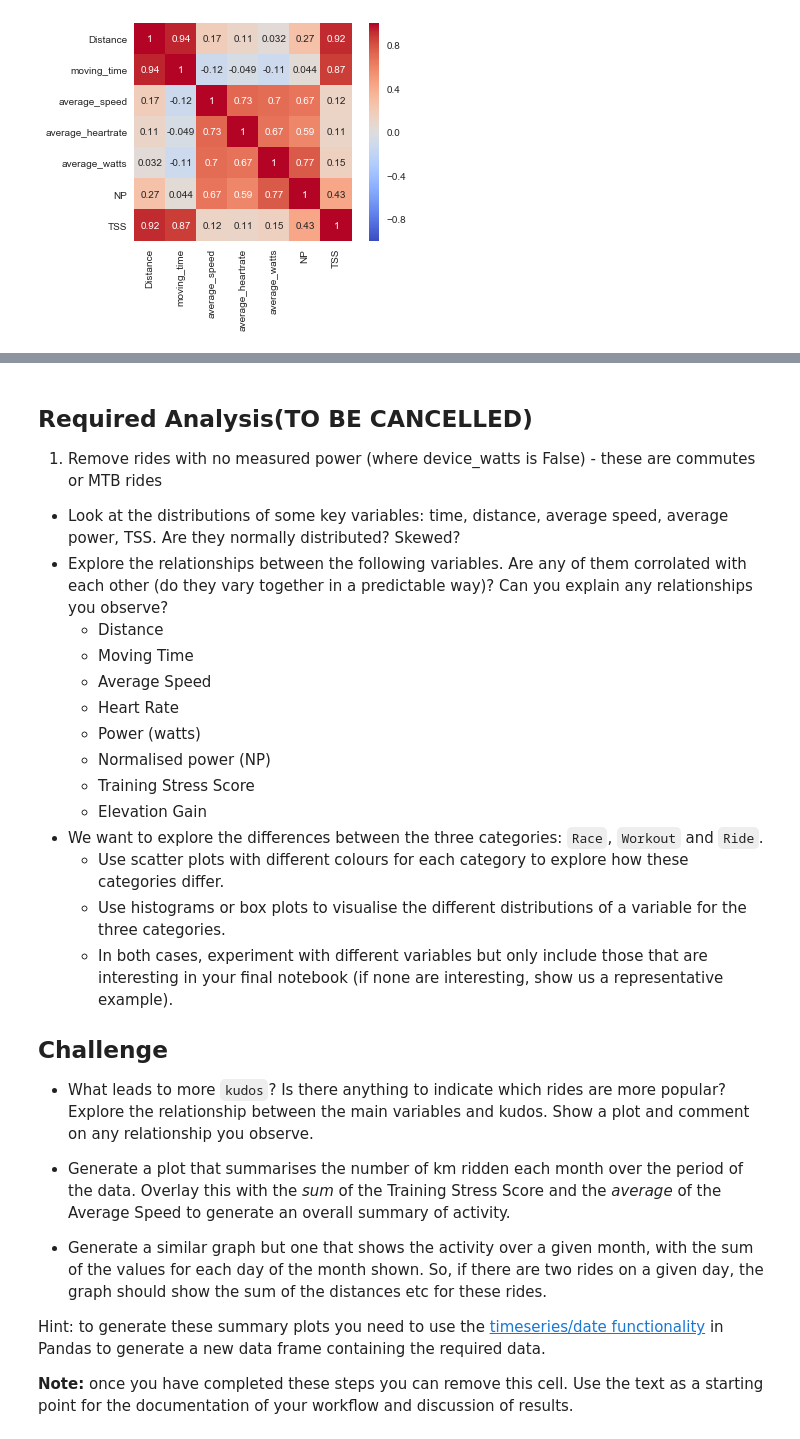
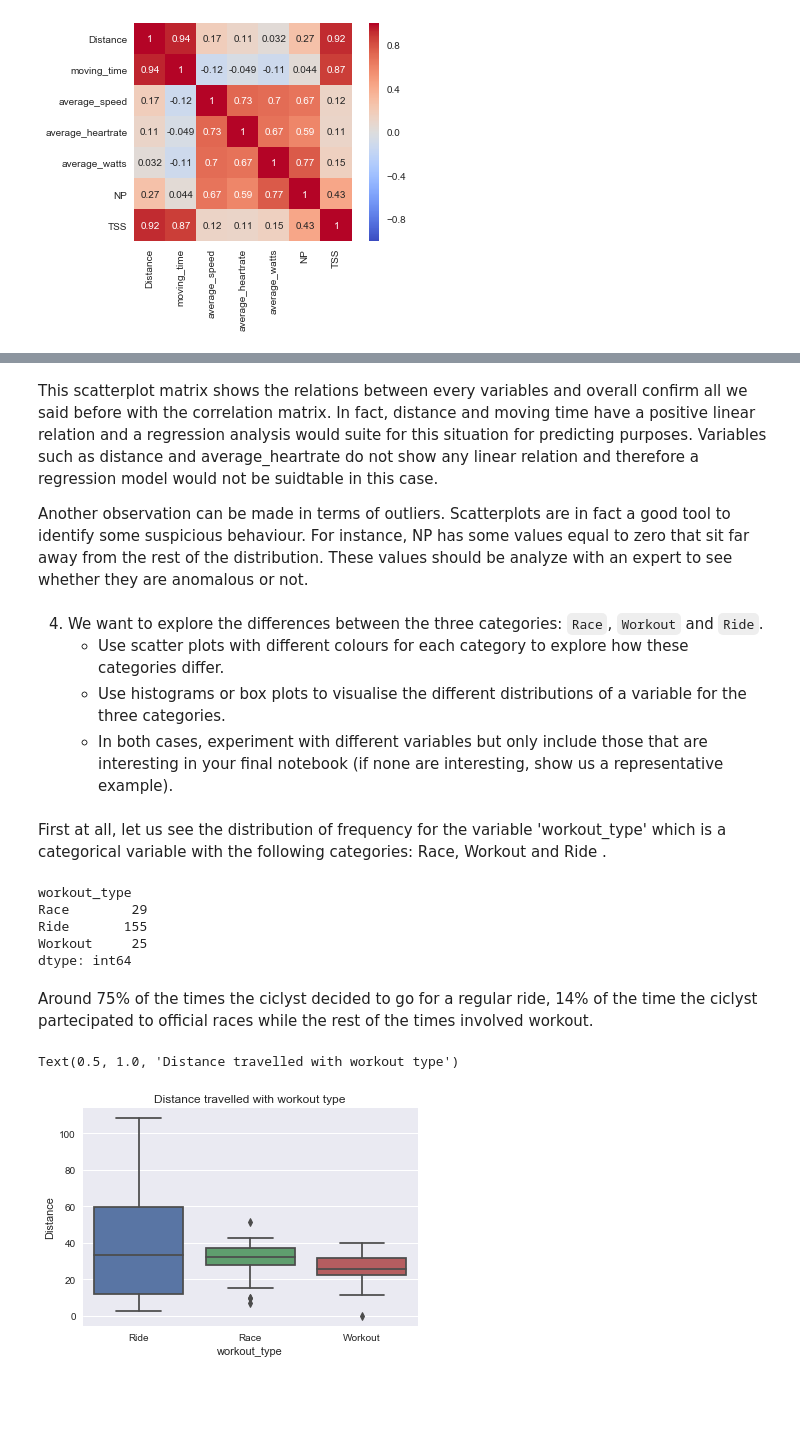
Before and after one commit to fracomp/datascience, a Jupyter notebook: Portfolio 1.ipynb, the cells around one changed output, grey strips where cells are left out. Cells and saved outputs as stored; diff of their text form; code cells hidden in the pictures; blank space fills up the shorter version.

```diff
--- a/Portfolio 1.ipynb
+++ b/Portfolio 1.ipynb
@@ -202,31 +207,28 @@ Quite perfect positive linear relations are seen for example for distance and mo
+# %% [markdown]
+This scatterplot matrix shows the relations between every variables and overall confirm all we said before with the correlation matrix. In fact, distance and moving time have a positive linear relation and a regression analysis would suite for this situation for predicting purposes.
+Variables such as distance and average_heartrate do not show any linear relation and therefore a regression model would not be suidtable in this case.
+
+Another observation can be made in terms of outliers. Scatterplots are in fact a good tool to identify some suspicious behaviour. For instance, NP has some values equal to zero that sit far away from the rest of the distribution. These values should be analyze with an expert to see whether they are anomalous or not.
 # %% [markdown]
-## Required Analysis(TO BE CANCELLED)
-
-1. Remove rides with no measured power (where device_watts is False) - these are commutes or MTB rides
-* Look at the distributions of some key variables: time, distance, average speed, average power, TSS. Are they normally distributed? Skewed?
-* Explore the relationships between the following variables. Are any of them corrolated with each other (do they vary together in a predictable way)? Can you explain any relationships you observe?
-    * Distance
-    * Moving Time
-    * Average Speed
-    * Heart Rate
-    * Power (watts)
-    * Normalised power (NP)
-    * Training Stress Score
-    * Elevation Gain
-* We want to explore the differences between the three categories: `Race`, `Workout` and `Ride`.
+4)  We want to explore the differences between the three categories: `Race`, `Workout` and `Ride`.
     * Use scatter plots with different colours for each category to explore how these categories differ.
     * Use histograms or box plots to visualise the different distributions of a variable for the three categories.
     * In both cases, experiment with different variables but only include those that are interesting in your final notebook (if none are interesting, show us a representative example).
-
-
-## Challenge
-
-* What leads to more `kudos`? Is there anything to indicate which rides are more popular? Explore the relationship between the main variables and kudos. Show a plot and comment on any relationship you observe.
-
-* Generate a plot that summarises the number of km ridden each month over the period of the data. Overlay this with the _sum_ of the Training Stress Score and the _average_ of the Average Speed to generate an overall summary of activity.
-
-* Generate a similar graph but one that shows the activity over a given month, with the sum of the values for each day of the month shown.  So, if there are two rides on a given day, the graph should show the sum of the distances etc for these rides.
-
-Hint: to generate these summary plots you need to use the [timeseries/date functionality](https://pandas.pydata.org/pandas-docs/stable/user_guide/timeseries.html) in Pandas to generate a new data frame containing the required data.
-
-__Note:__ once you have completed these steps you can remove this cell.  Use the text as a starting point for the documentation of your workflow and discussion of results.
+# %% [markdown]
+First at all, let us see the distribution of frequency for the variable 'workout_type' which is a categorical variable with the following categories: Race, Workout and Ride .
+# %%
+df.groupby('workout_type').size()
+# %% [output]
+workout_type
+Race        29
+Ride       155
+Workout     25
+dtype: int64
+# %% [markdown]
+Around 75% of the times the ciclyst decided to go for a regular ride, 14% of the time the ciclyst partecipated to official races while the rest of the times involved workout.
+# %%
+ax = sns.boxplot(x="workout_type", y="Distance", data=df)
+plt.title('Distance travelled with workout type')
+# %% [output]
+Text(0.5, 1.0, 'Distance travelled with workout type')
+[figure, added]
```
Also changed, not shown: parts of 26 cells of this notebook.
